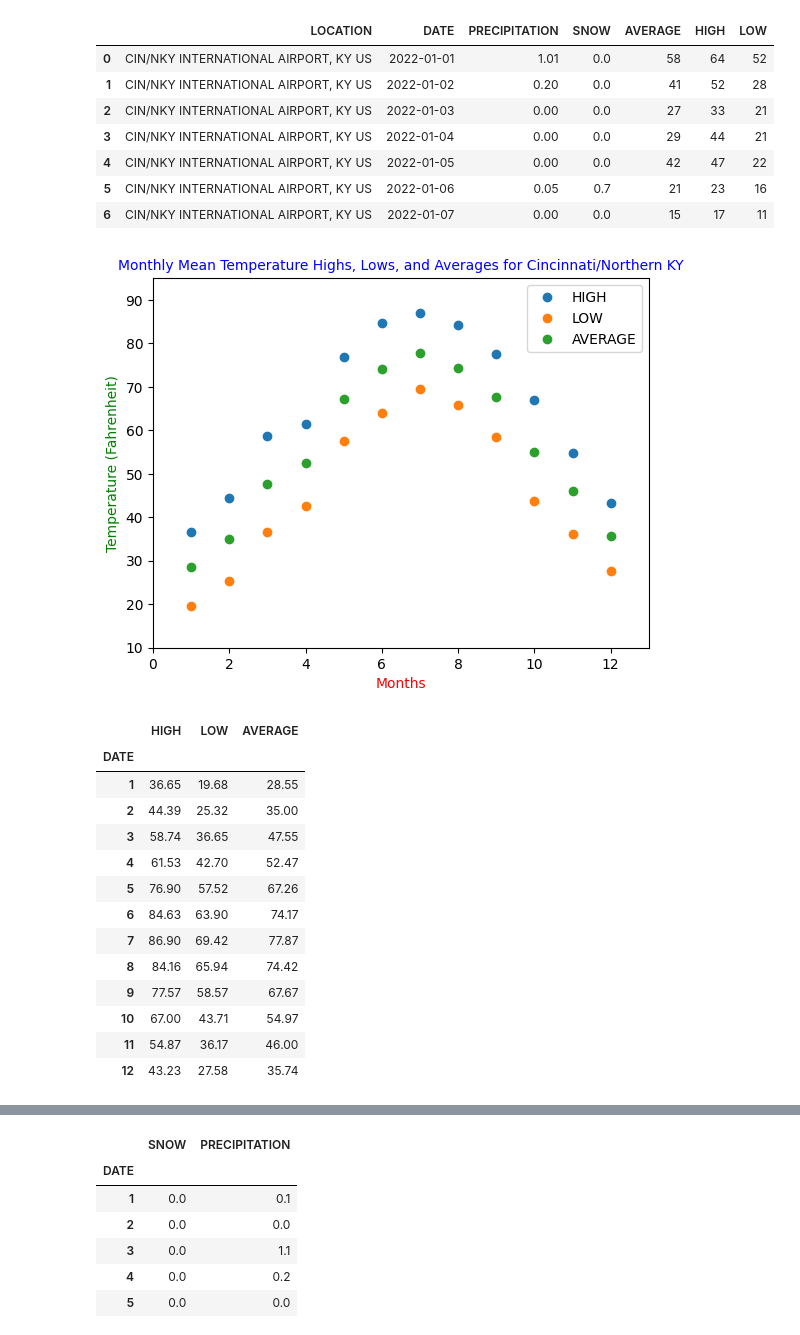
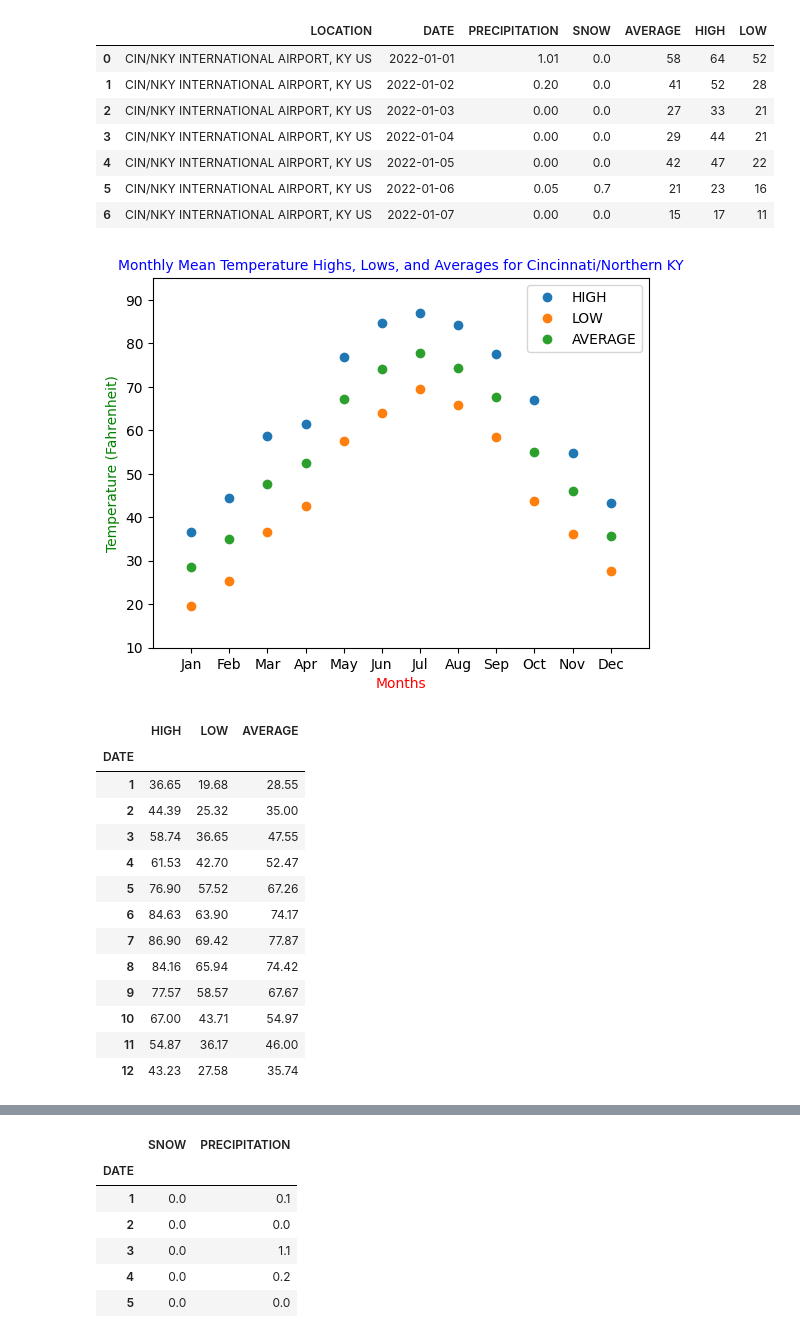
Before and after one commit to BerisDizdar/City_Weather_Comparison, a Jupyter notebook: City_Weather_Comparison.ipynb, the cells around one changed output, grey strips where cells are left out. Drawn from its saved outputs; the diff is of its cells as text; code cells hidden in the pictures.

```diff
--- a/City_Weather_Comparison.ipynb
+++ b/City_Weather_Comparison.ipynb
@@ -84,18 +87,21 @@ df1_Cin_NKY_W.head(7)
 | 5 | CIN/NKY INTERNATIONAL AIRPORT, KY US | 2022-01-06 | 0.05 | 0.7 | 21 | 23 | 16 |
 | 6 | CIN/NKY INTERNATIONAL AIRPORT, KY US | 2022-01-07 | 0.00 | 0.0 | 15 | 17 | 11 |
 # %%
+# Data Analysis for Cincinnati/Northern KY
 
-plt.plot(Cin_NKY_monthly_mean, 'o')
+months = ['Jan', 'Feb', 'Mar', 'Apr', 'May', 'Jun', 'Jul', 'Aug', 'Sep', 'Oct', 'Nov', 'Dec']
+
+plt.plot(months, Cin_NKY_monthly_mean, 'o')
 plt.xlabel('Months', fontsize=10, color='r')
 plt.ylabel('Temperature (Fahrenheit)', fontsize=10, color='g')
 plt.title('Monthly Mean Temperature Highs, Lows, and Averages for Cincinnati/Northern KY', fontsize=10, color='b')
 plt.legend(Cin_NKY_monthly_mean)
-plt.axis([0, 13, 10, 95])
+plt.axis([-1, 12, 10, 95])
 
 plt.show()
 Cin_NKY_monthly_mean.round(2)
 # %% [output]
-[figure, old version]
+[figure, new version]
 |  | HIGH | LOW | AVERAGE |
 | DATE |  |  |  |
 | 1 | 36.65 | 19.68 | 28.55 |
```
Also changed, not shown: parts of 30 cells of this notebook.
